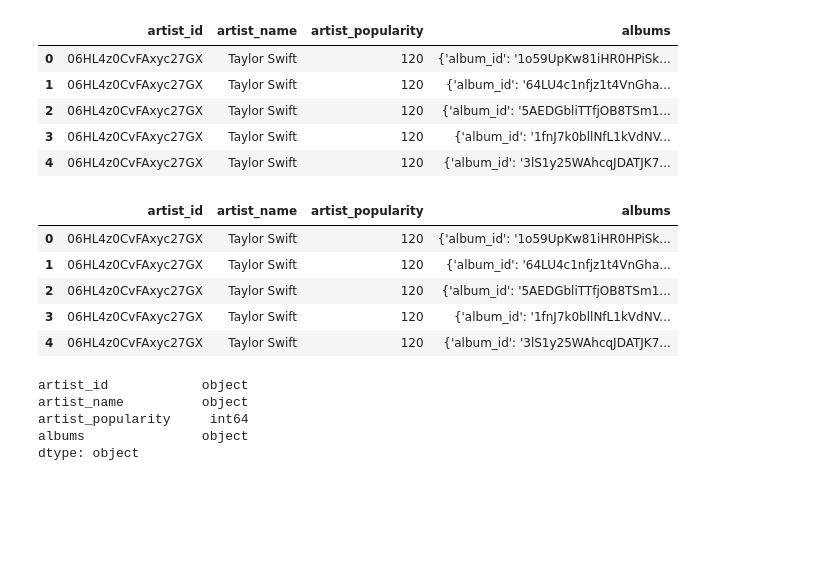
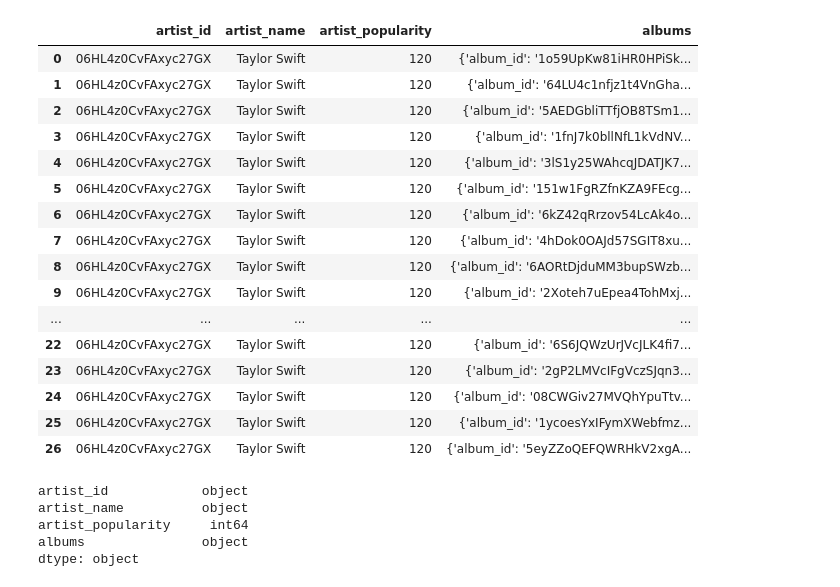
Before and after one commit to PrismaPsy/Data_Quality_Engineer, a Jupyter notebook: ETL/Data Quality Engineer.ipynb, the cells around one changed output. Drawn from its saved outputs; the diff is of its cells as text; code cells hidden in the pictures; blank space fills up the shorter version.

```diff
--- a/ETL/Data Quality Engineer.ipynb
+++ b/ETL/Data Quality Engineer.ipynb
@@ -12,10 +3,0 @@ dataset_to_transform = pd.read_json(ruta)
-# %%
-# Visualizar el DataFrame para entender su contenido.
-dataset_to_transform.head()
-# %% [output]
-|  | artist_id | artist_name | artist_popularity | albums |
-| 0 | 06HL4z0CvFAxyc27GX | Taylor Swift | 120 | {'album_id': '1o59UpKw81iHR0HPiSk... |
-| 1 | 06HL4z0CvFAxyc27GX | Taylor Swift | 120 | {'album_id': '64LU4c1nfjz1t4VnGha... |
-| 2 | 06HL4z0CvFAxyc27GX | Taylor Swift | 120 | {'album_id': '5AEDGbliTTfjOB8TSm1... |
-| 3 | 06HL4z0CvFAxyc27GX | Taylor Swift | 120 | {'album_id': '1fnJ7k0bllNfL1kVdNV... |
-| 4 | 06HL4z0CvFAxyc27GX | Taylor Swift | 120 | {'album_id': '3lS1y25WAhcqJDATJK7... |
@@ -25,16 +4,27 @@ dataset_to_transform.to_csv('../Datasets/dataset.csv', index = False)
 # %%
 # Abrir el nuevo arhivo de extensión CSV en un nuevo DataFrame.
 dataset = pd.read_csv('../Datasets/dataset.csv')
 
 # Visualizar el DataFrame nuevamente para asegurarnos que la información se haya guardado correctamente.
-dataset.head()
+dataset
 # %% [output]
 |  | artist_id | artist_name | artist_popularity | albums |
 | 0 | 06HL4z0CvFAxyc27GX | Taylor Swift | 120 | {'album_id': '1o59UpKw81iHR0HPiSk... |
 | 1 | 06HL4z0CvFAxyc27GX | Taylor Swift | 120 | {'album_id': '64LU4c1nfjz1t4VnGha... |
 | 2 | 06HL4z0CvFAxyc27GX | Taylor Swift | 120 | {'album_id': '5AEDGbliTTfjOB8TSm1... |
 | 3 | 06HL4z0CvFAxyc27GX | Taylor Swift | 120 | {'album_id': '1fnJ7k0bllNfL1kVdNV... |
 | 4 | 06HL4z0CvFAxyc27GX | Taylor Swift | 120 | {'album_id': '3lS1y25WAhcqJDATJK7... |
+| 5 | 06HL4z0CvFAxyc27GX | Taylor Swift | 120 | {'album_id': '151w1FgRZfnKZA9FEcg... |
+| 6 | 06HL4z0CvFAxyc27GX | Taylor Swift | 120 | {'album_id': '6kZ42qRrzov54LcAk4o... |
+| 7 | 06HL4z0CvFAxyc27GX | Taylor Swift | 120 | {'album_id': '4hDok0OAJd57SGIT8xu... |
+| 8 | 06HL4z0CvFAxyc27GX | Taylor Swift | 120 | {'album_id': '6AORtDjduMM3bupSWzb... |
+| 9 | 06HL4z0CvFAxyc27GX | Taylor Swift | 120 | {'album_id': '2Xoteh7uEpea4TohMxj... |
+| ... | ... | ... | ... | ... |
+| 22 | 06HL4z0CvFAxyc27GX | Taylor Swift | 120 | {'album_id': '6S6JQWzUrJVcJLK4fi7... |
+| 23 | 06HL4z0CvFAxyc27GX | Taylor Swift | 120 | {'album_id': '2gP2LMVcIFgVczSJqn3... |
+| 24 | 06HL4z0CvFAxyc27GX | Taylor Swift | 120 | {'album_id': '08CWGiv27MVQhYpuTtv... |
+| 25 | 06HL4z0CvFAxyc27GX | Taylor Swift | 120 | {'album_id': '1ycoesYxIFymXWebfmz... |
+| 26 | 06HL4z0CvFAxyc27GX | Taylor Swift | 120 | {'album_id': '5eyZZoQEFQWRHkV2xgA... |
 # %%
 # Visualizar el tipo de dato que contiene cada columna en el DataFrame.
 dataset.dtypes
```
Also changed, not shown: parts of 3 cells of this notebook, 2 other files.
